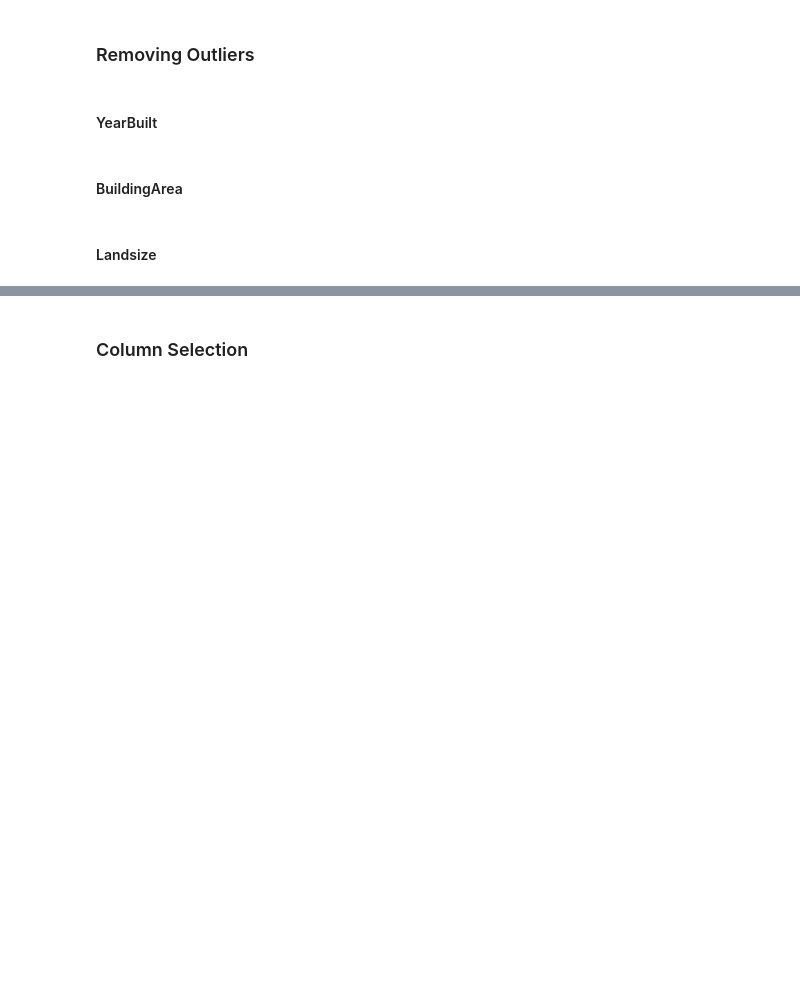
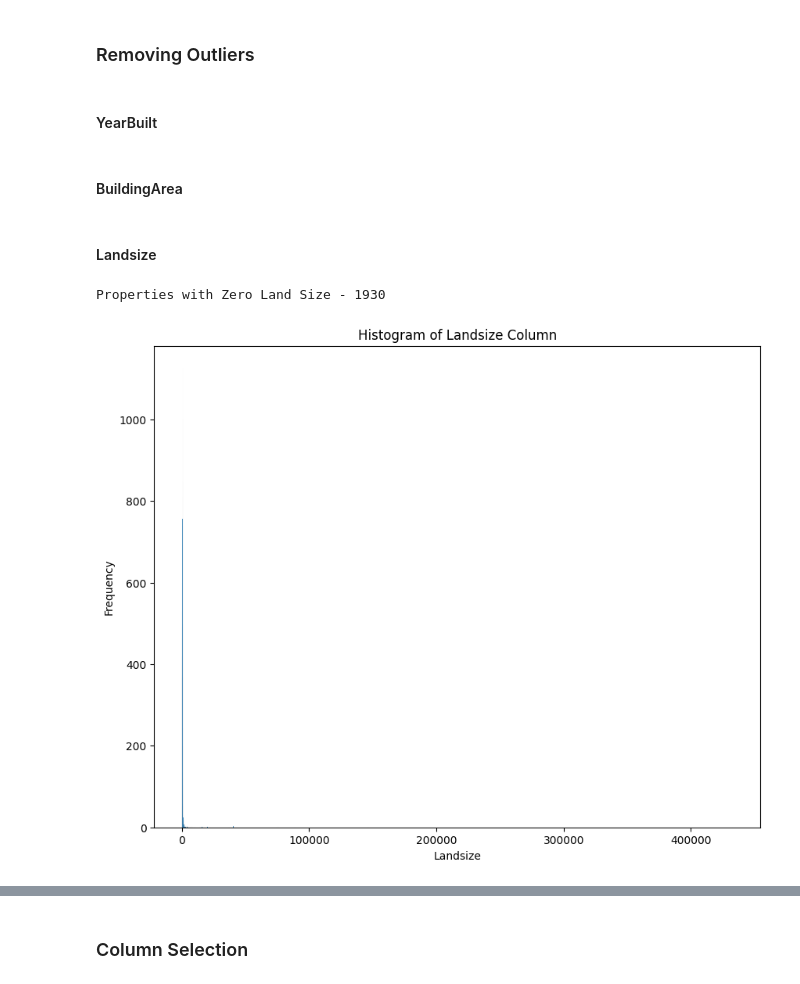
Before and after one commit to sashanktalakola/INFO-H515, a Jupyter notebook: notebooks/v2/preprocessing.ipynb, the cells around one changed output, grey strips where cells are left out. Cells and saved outputs as stored; diff of their text form; code cells hidden in the pictures; blank space fills up the shorter version.

```diff
--- a/notebooks/v2/preprocessing.ipynb
+++ b/notebooks/v2/preprocessing.ipynb
@@ -166,10 +166,14 @@ def plot_histogram(dataframe, column, figsize=None):
 # %% [markdown]
 #### Landsize
 # %%
-# land_eq_zero = (df["Landsize"] == 0)
-# print(f"Properties with Zero Land Size - {sum(land_eq_zero)}")
+land_eq_zero = (df["Landsize"] == 0)
+print(f"Properties with Zero Land Size - {sum(land_eq_zero)}")
 
-# df = df[~land_eq_zero]
+df = df[~land_eq_zero]
+# %% [output]
+Properties with Zero Land Size - 1930
 # %%
-# plot_histogram(df, "Landsize", (10, 8))
+plot_histogram(df, "Landsize", (10, 8))
+# %% [output]
+[figure, added]
 # %%
```
Also changed, not shown: parts of 13 cells of this notebook, 19 other files.
